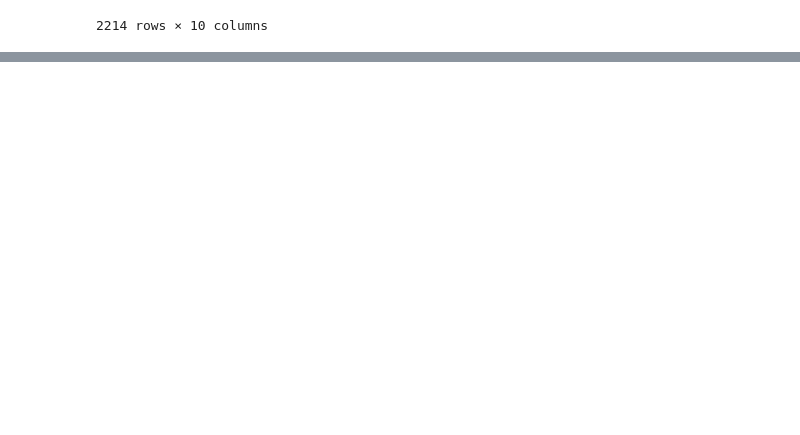
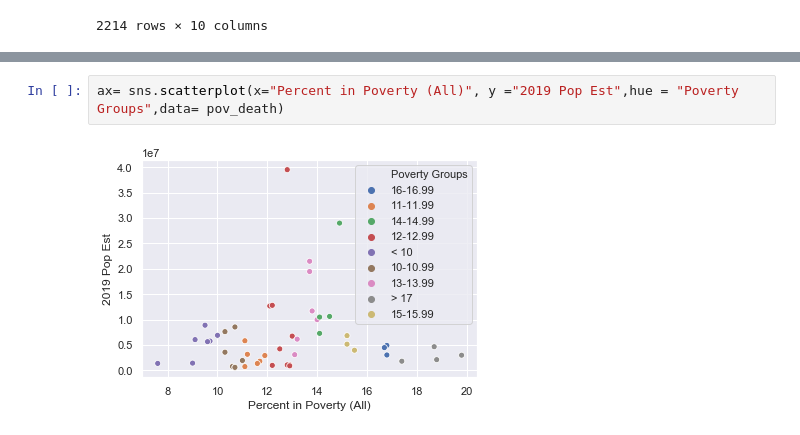
Before and after one commit to lmstevens/Group_Project_1, a Jupyter notebook: Jimmy_Graphics.ipynb, the cells around one changed output, grey strips where cells are left out. Cells and saved outputs as stored; diff of their text form; blank space fills up the shorter version.

```diff
--- a/Jimmy_Graphics.ipynb
+++ b/Jimmy_Graphics.ipynb
@@ -310,0 +314,4 @@ pov_wo_NY.plot.scatter("Percent in Poverty (All)","death")
+# %%
+ax= sns.scatterplot(x="Percent in Poverty (All)", y ="2019 Pop Est",hue = "Poverty Groups",data= pov_death)
+# %% [output]
+[figure, added]
```
Also changed, not shown: parts of 25 cells of this notebook, 7 other files.
